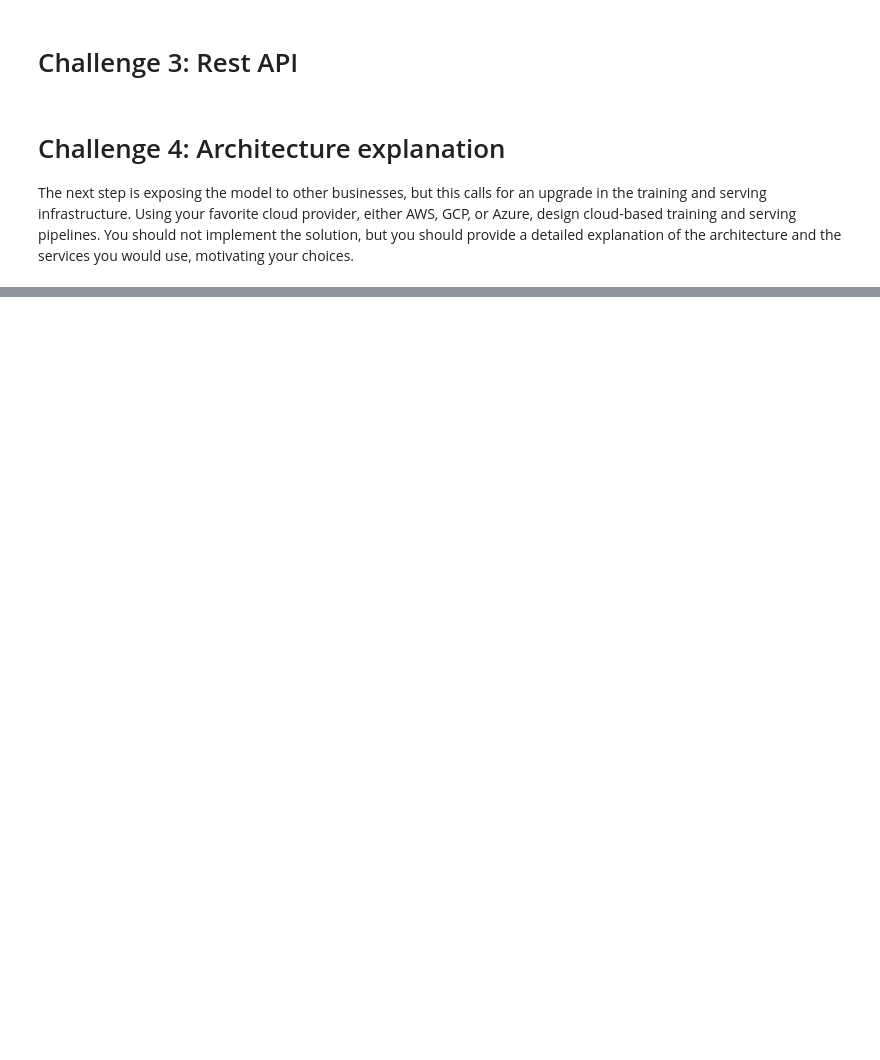
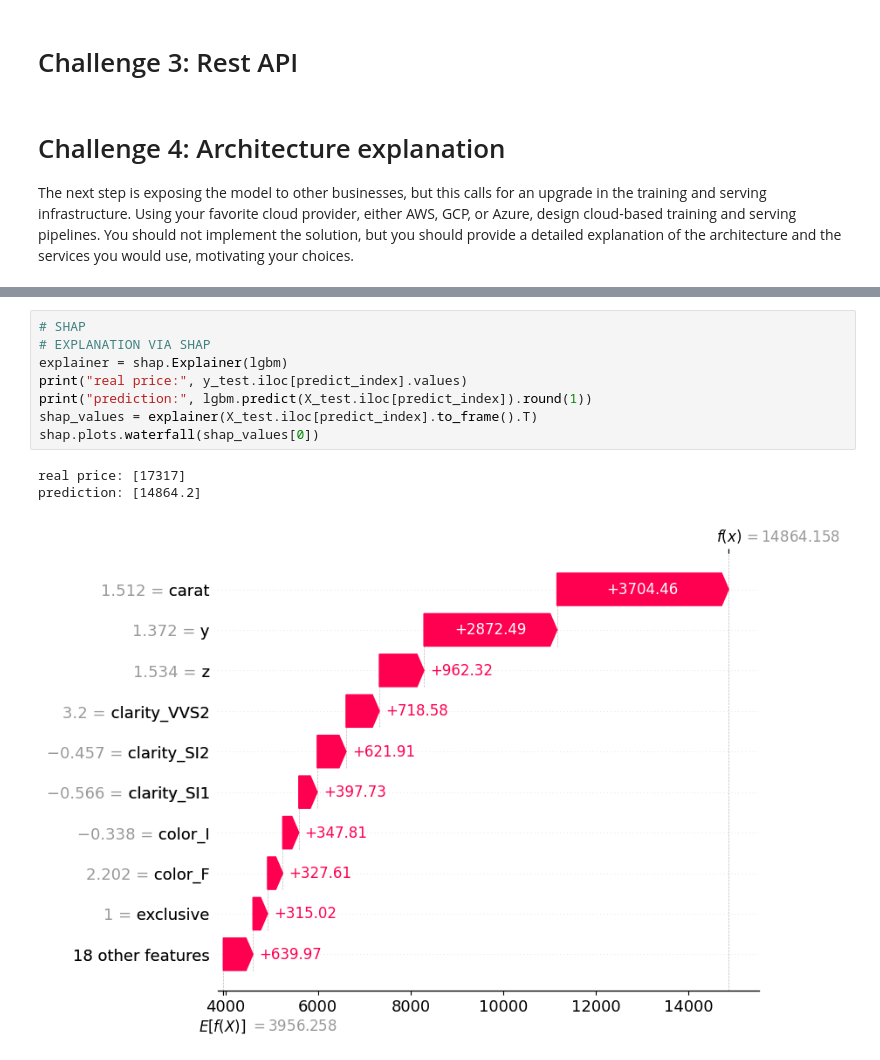
Before and after one commit to jackonedev/xtream-ai-assignment-engineer, a Jupyter notebook: assigment.ipynb, the cells around one changed output, grey strips where cells are left out. Drawn from its saved outputs; the diff is of its cells as text; blank space fills up the shorter version.

```diff
--- a/assigment.ipynb
+++ b/assigment.ipynb
@@ -277,0 +398,12 @@ The next step is exposing the model to other businesses, but this calls for an u
+# %%
+# SHAP
+# EXPLANATION VIA SHAP
+explainer = shap.Explainer(lgbm)
+print("real price:", y_test.iloc[predict_index].values)
+print("prediction:", lgbm.predict(X_test.iloc[predict_index]).round(1))
+shap_values = explainer(X_test.iloc[predict_index].to_frame().T)
+shap.plots.waterfall(shap_values[0])
+# %% [output]
+real price: [17317]
+prediction: [14864.2]
+[figure, added]
```
Also changed, not shown: parts of 16 cells of this notebook.
